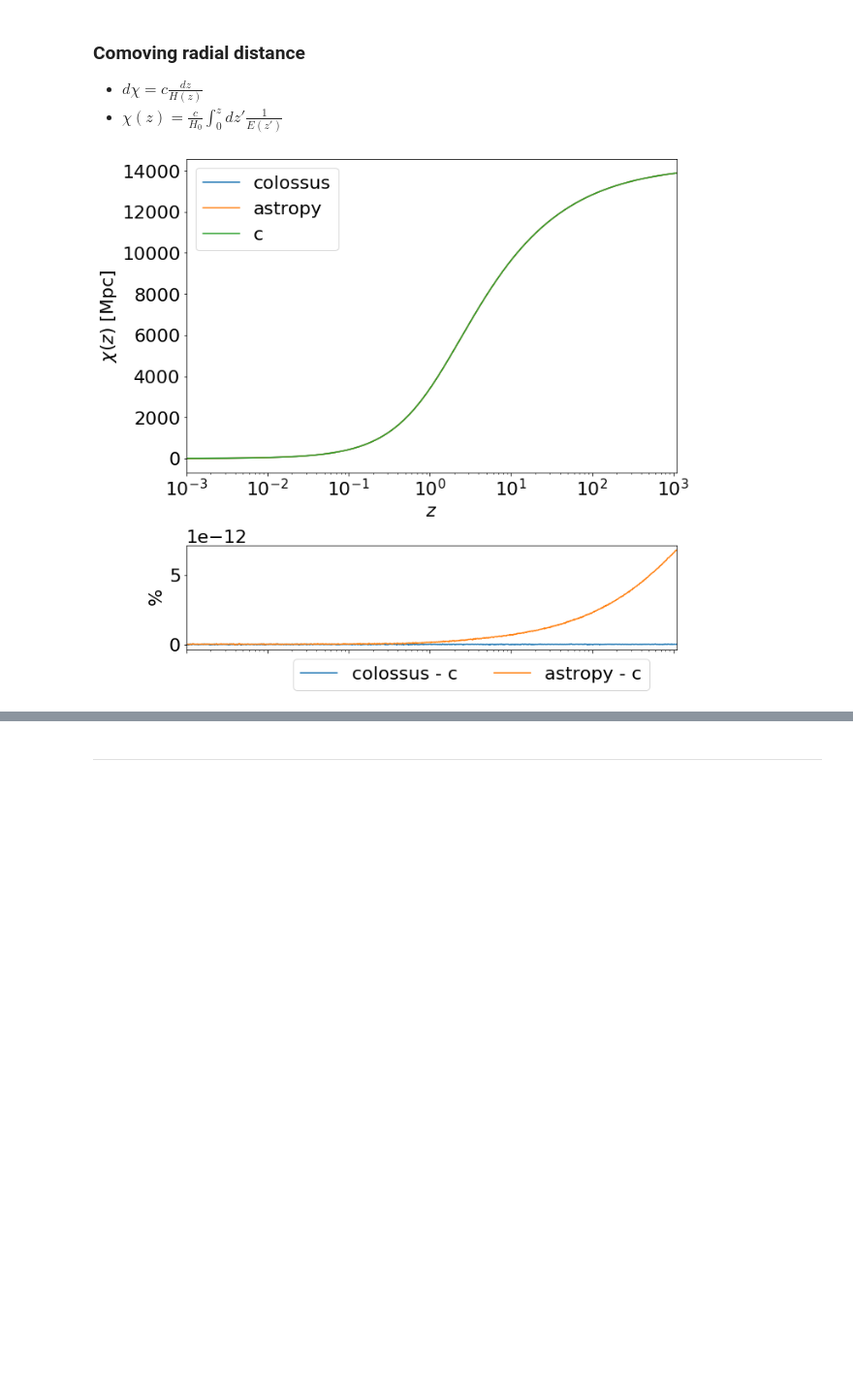
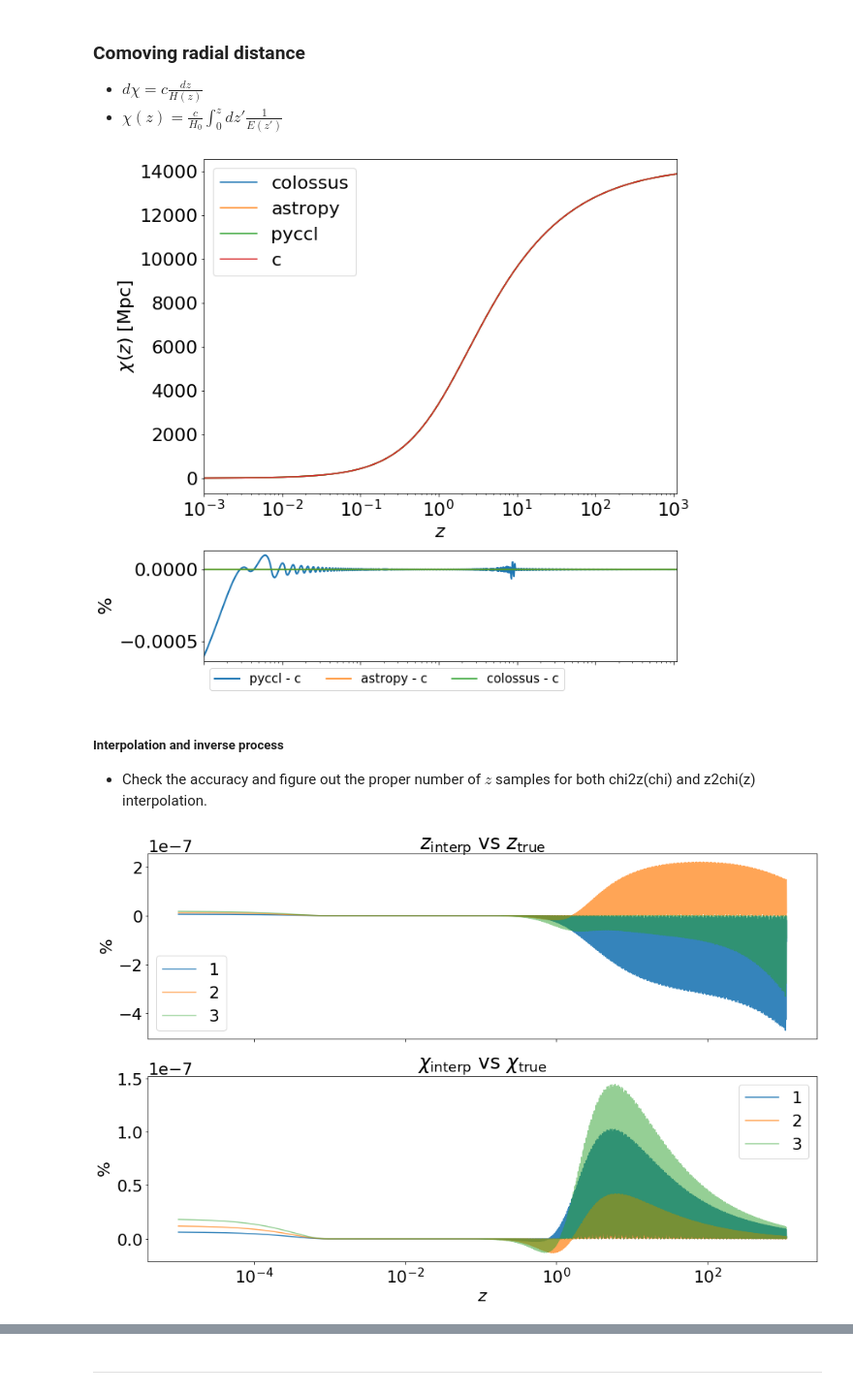
Before and after one commit to Yucheng-Zhang/cosmo-notes, a Jupyter notebook: background.ipynb, the cells around one changed output, grey strips where cells are left out. Shown: that part at 97% size. Saved outputs shown, nothing was run; the diff lists cells and outputs as text; code cells hidden in the pictures; blank space fills up the shorter version.

Commit message:
add z samples interpolation check

```diff
--- a/background.ipynb
+++ b/background.ipynb
@@ -104,11 +108,58 @@ def c_chi(z):
     return C_LIGHT / cosmo.H0 * integrate.quad(integrand, 0, z)[0]
 # %%
 zs = np.logspace(np.log10(0.001), np.log10(1100), 1100)
+z2as = 1. / (1. + zs)
 
-chis = cosmo.comovingDistance(z_max=zs) / (cosmo.H0/100)
+chis = cosmo.comovingDistance(z_max=zs) / (cosmo.H0/100.)
 chis_as = cosmo_as.comoving_distance(zs).value
+chis_ccl = pyccl.comoving_radial_distance(cosmo_ccl, z2as)
 c_chis = np.array([c_chi(z_) for z_ in zs])
 
-c_plot(r'$\chi(z)$ [Mpc]', zs, chis, c_chis, res_as=chis_as, xscale='log')#, yscale='log')
+c_plot(r'$\chi(z)$ [Mpc]', zs, chis, c_chis, res_as=chis_as, res_ccl=chis_ccl, xscale='log')#, yscale='log')
 # %% [output]
-[figure, old version]
+[figure, new version]
+# %% [markdown]
+##### Interpolation and inverse process
+- Check the accuracy and figure out the proper number of $z$ samples for both chi2z(chi) and z2chi(z) interpolation.
+# %%
+# setup sample points and interpolator
+zs = np.concatenate([np.array([0.]), np.logspace(np.log10(0.001), np.log10(1200.), 699)])
+chis = cosmo.comovingDistance(zs) / (cosmo.H0/100) # Mpc/h -> Mpc
+
+chi2z_interp = interpolate.interp1d(chis, zs, kind='cubic', bounds_error=False, fill_value='extrapolate')
+z2chi_interp = interpolate.interp1d(zs, chis, kind='cubic', bounds_error=False, fill_value='extrapolate')
+# %%
+# test
+zs_true = np.logspace(np.log10(0.00001), np.log10(1110.), 4999)
+chis_true = cosmo.comovingDistance(zs_true) / (cosmo.H0/100.)
+
+zs_interp1 = chi2z_interp(chis_true)
+chis_interp1 = z2chi_interp(zs_true)
+
+# iterate once
+zs_interp2 = chi2z_interp(chis_interp1)
+chis_interp2 = z2chi_interp(zs_interp1)
+
+# iterate twice
+zs_interp3 = chi2z_interp(chis_interp2)
+chis_interp3 = z2chi_interp(zs_interp2)
+# %%
+fig, (ax, ay) = plt.subplots(2, 1, figsize=(16, 10), sharex=True)
+
+ax.plot(zs_true, 100*(zs_interp1/zs_true-1), label='1', alpha=0.9)
+ax.plot(zs_true, 100*(zs_interp2/zs_true-1), label='2', alpha=0.7)
+ax.plot(zs_true, 100*(zs_interp3/zs_true-1), label='3', alpha=0.5)
+ax.set_ylabel(r'$\%$'); ax.set_title(r'$z_{\rm interp}$ vs $z_{\rm true}$')
+ax.legend()
+
+
+ay.plot(zs_true, 100*(chis_interp1/chis_true-1), label='1', alpha=0.9)
+ay.plot(zs_true, 100*(chis_interp2/chis_true-1), label='2', alpha=0.7)
+ay.plot(zs_true, 100*(chis_interp3/chis_true-1), label='3', alpha=0.5)
+ay.set_ylabel(r'$\%$'); ay.set_title(r'$\chi_{\rm interp}$ vs $\chi_{\rm true}$')
+ay.legend()
+ay.set_xlabel(r'$z$'); ay.set_xscale('log')
+
+plt.show()
+# %% [output]
+[figure, added]
```
Also changed, not shown: parts of 14 cells of this notebook.
